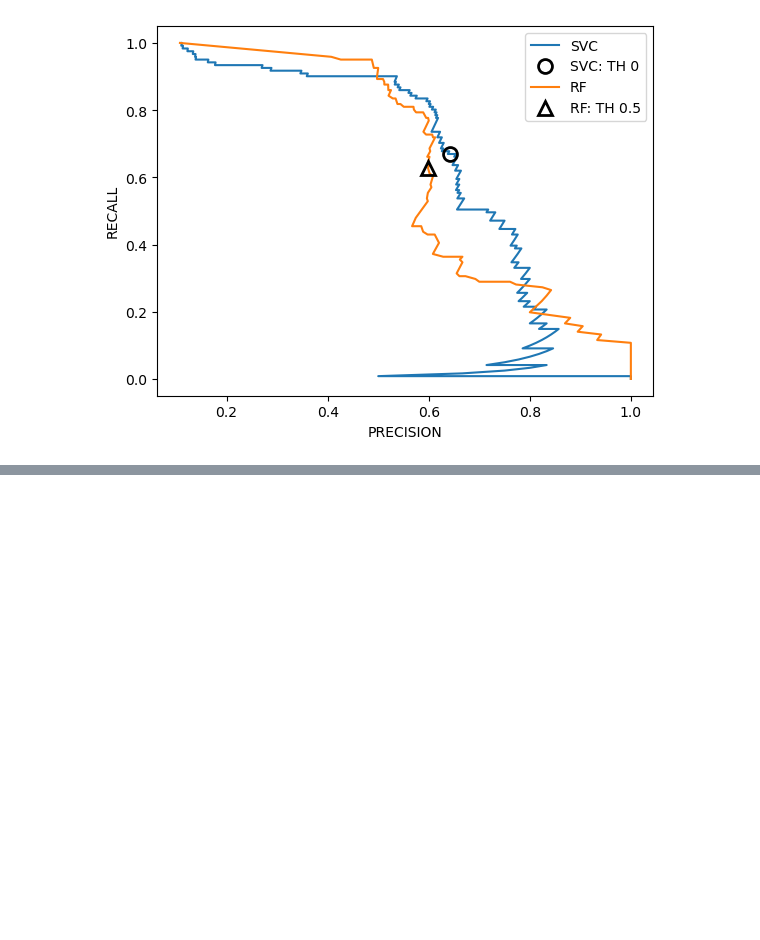
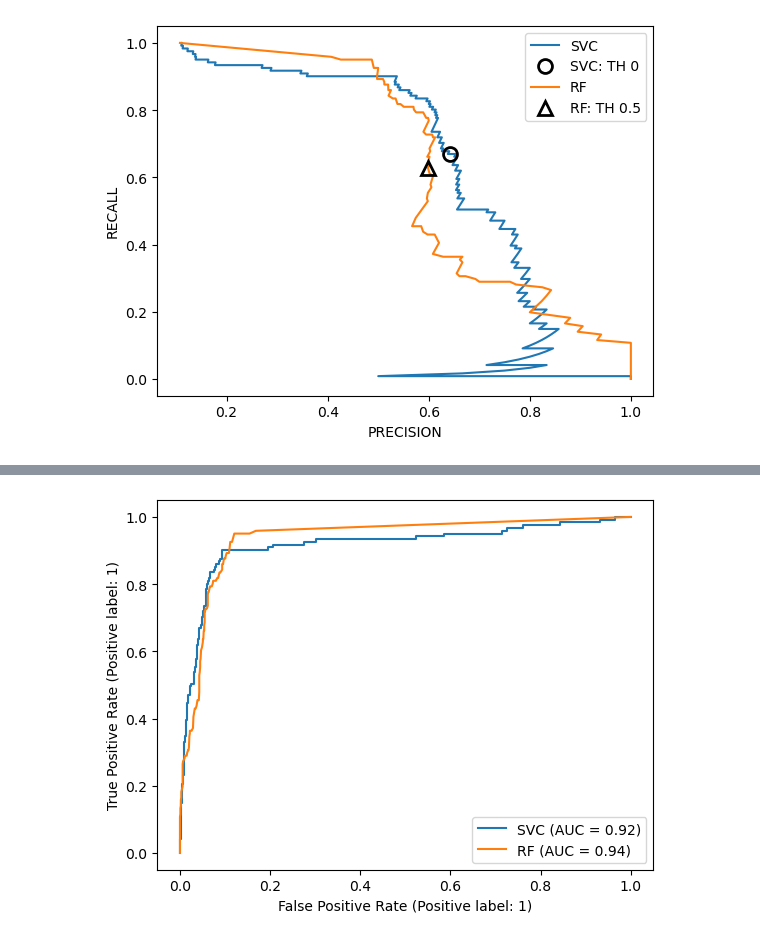
Before and after one commit to davidptuackr/ppb, a Jupyter notebook: 05_평가와_성능향상.ipynb, the cells around one changed output, grey strips where cells are left out. Saved outputs shown, nothing was run; the diff lists cells and outputs as text; code cells hidden in the pictures; blank space fills up the shorter version.

```diff
--- a/05_평가와_성능향상.ipynb
+++ b/05_평가와_성능향상.ipynb
@@ -732,0 +824,9 @@ plt.show()
+# %%
+fig, ax = plt.subplots()
+
+RocCurveDisplay.from_predictions(y_test, svc.decision_function(X_test), name='SVC', ax=ax)
+RocCurveDisplay.from_predictions(y_test, rf.predict_proba(X_test)[ : , 1], name='RF', ax=ax)
+
+plt.show()
+# %% [output]
+[figure, added]
```
Also changed, not shown: parts of 27 cells of this notebook.
